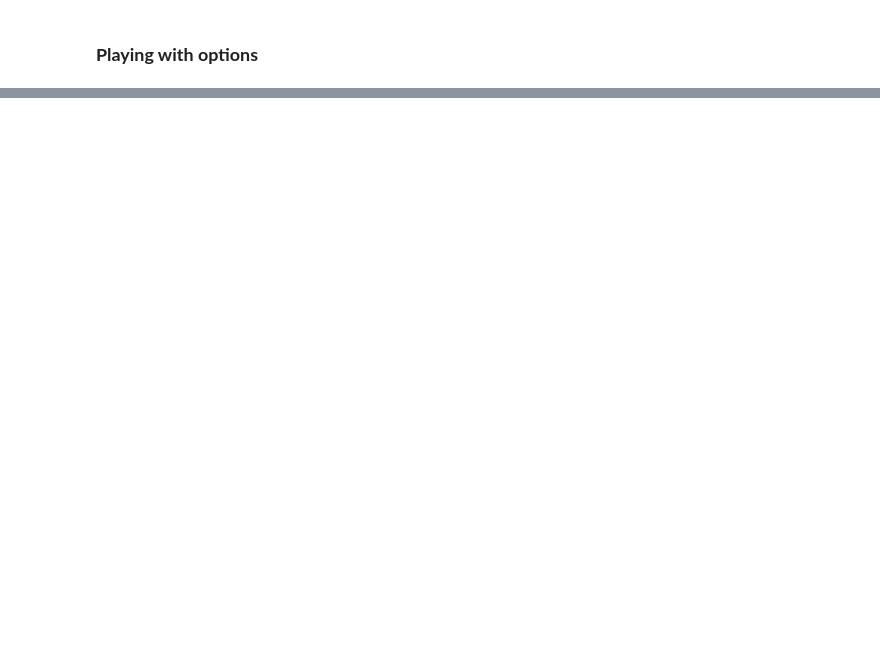
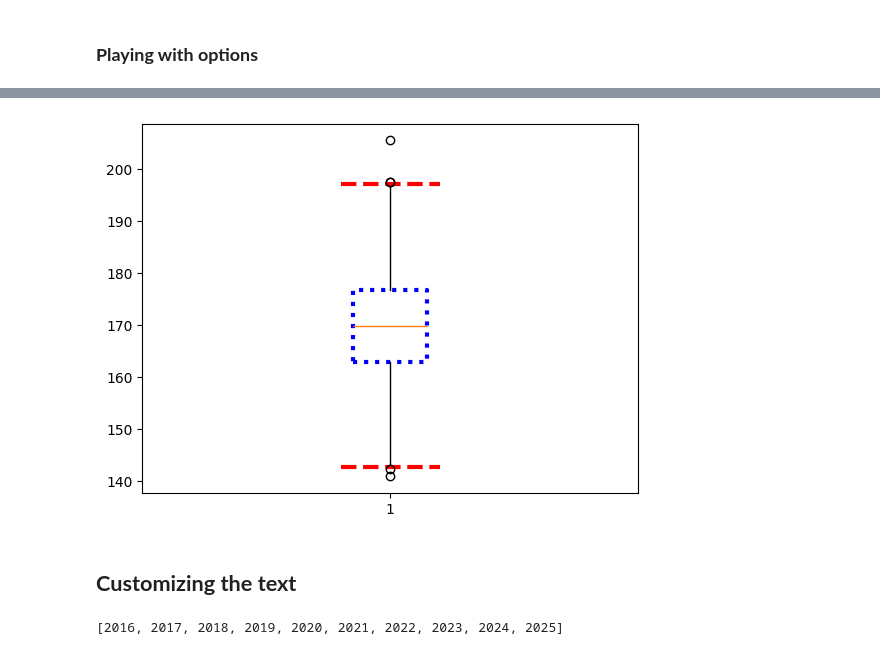
Before and after one commit to alchemistbg/matplotlib, a Jupyter notebook: matplotlib.ipynb, the cells around one changed output, grey strips where cells are left out. Drawn from its saved outputs; the diff is of its cells as text; code cells hidden in the pictures; blank space fills up the shorter version.

```diff
--- a/matplotlib.ipynb
+++ b/matplotlib.ipynb
@@ -114,0 +126,19 @@ plt.pie(x = votes, labels = prog_lang, explode = explodes, autopct = '%.2f%%', s
+# %%
+plt.boxplot(
+    x = heights,
+    capwidths = 0.2,
+    capprops = {
+      'color': 'red',
+      'linestyle': '--',
+      'linewidth': '3'
+    },
+    boxprops={
+      'color': 'blue',
+      'linestyle': ':',
+      'linewidth': '3'
+    }
+);
+# %% [output]
+[figure, added]
+# %% [markdown]
+## **Customizing the text**
@@ -114,0 +149,4 @@ plt.pie(x = votes, labels = prog_lang, explode = explodes, autopct = '%.2f%%', s
+# %%
+ticks
+# %% [output]
+[2016, 2017, 2018, 2019, 2020, 2021, 2022, 2023, 2024, 2025]
```
Also changed, not shown: parts of 15 cells of this notebook.
